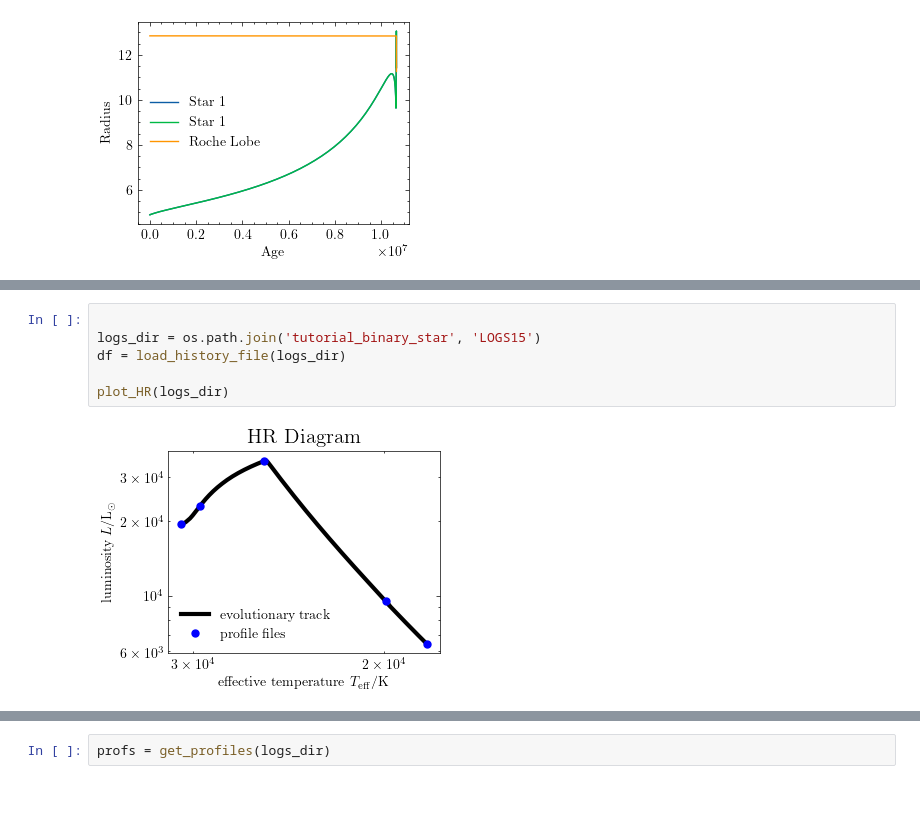
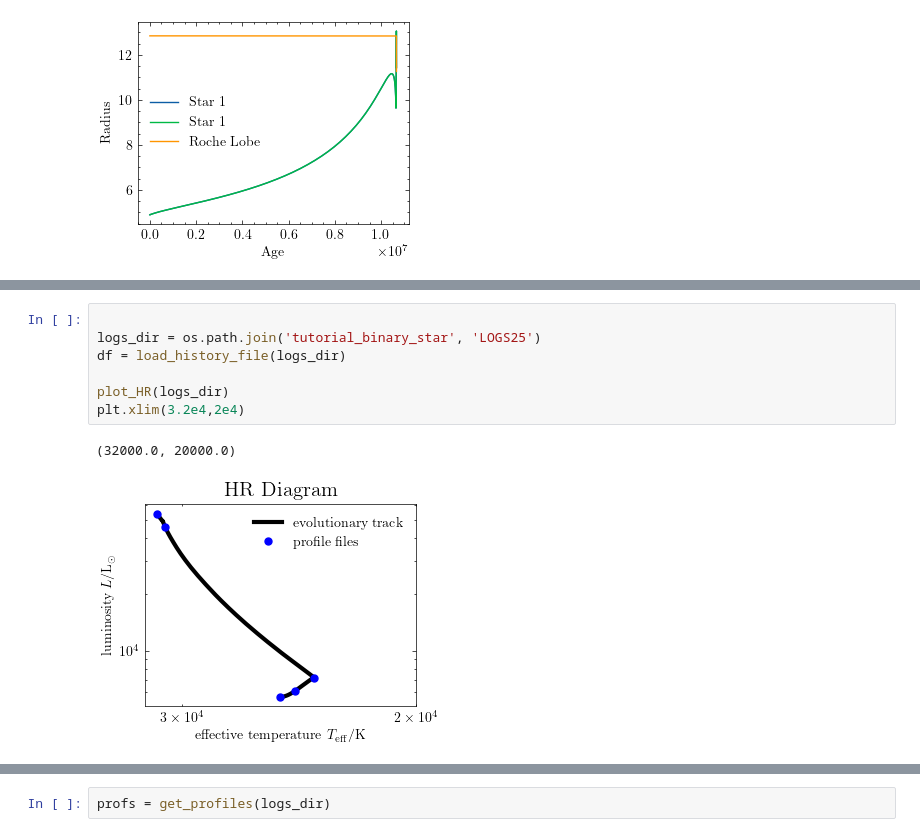
Before and after one commit to neevshah101/learning_mesa, a Jupyter notebook: plotting.ipynb, the cells around one changed output, grey strips where cells are left out. Saved outputs shown, nothing was run; the diff lists cells and outputs as text; blank space fills up the shorter version.

Commit message:
plots

```diff
--- a/plotting.ipynb
+++ b/plotting.ipynb
@@ -785,8 +803,10 @@ plt.show()
 # %%
 
-logs_dir = os.path.join('tutorial_binary_star', 'LOGS15')
+logs_dir = os.path.join('tutorial_binary_star', 'LOGS25')
 df = load_history_file(logs_dir)
 
 plot_HR(logs_dir)
+plt.xlim(3.2e4,2e4)
 # %% [output]
+(32000.0, 20000.0)
-[figure, old version]
+[figure, new version]
```
Also changed, not shown: parts of 4 cells of this notebook.
